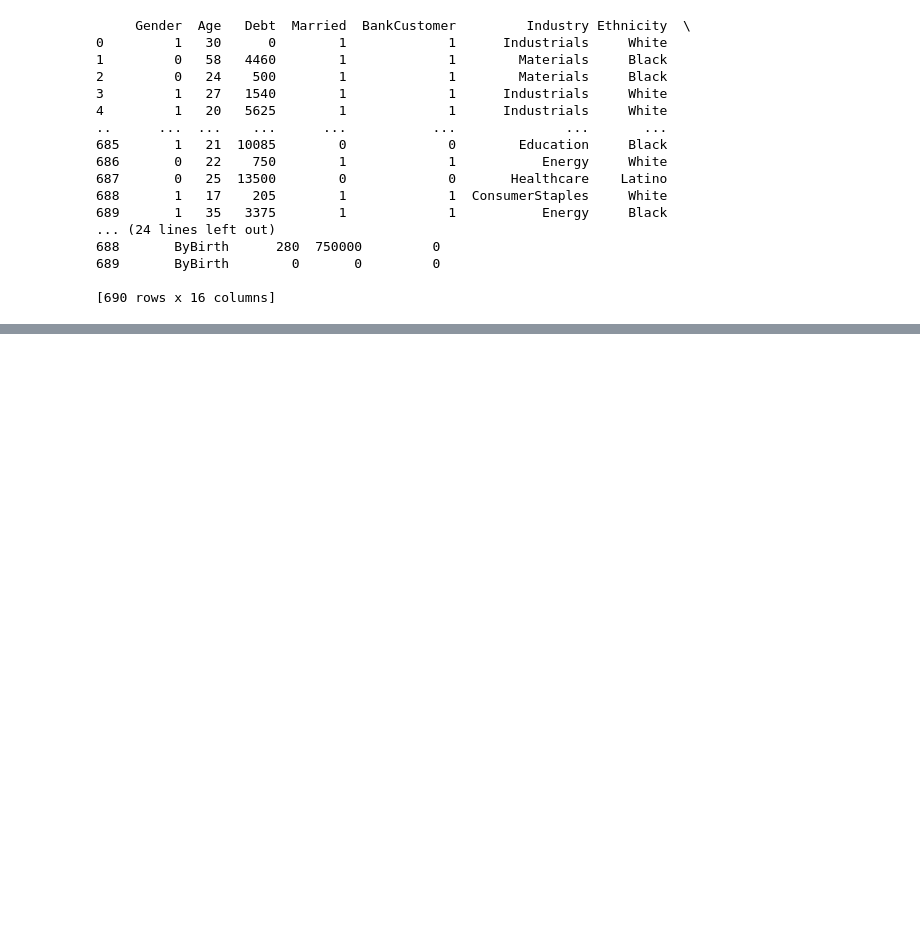
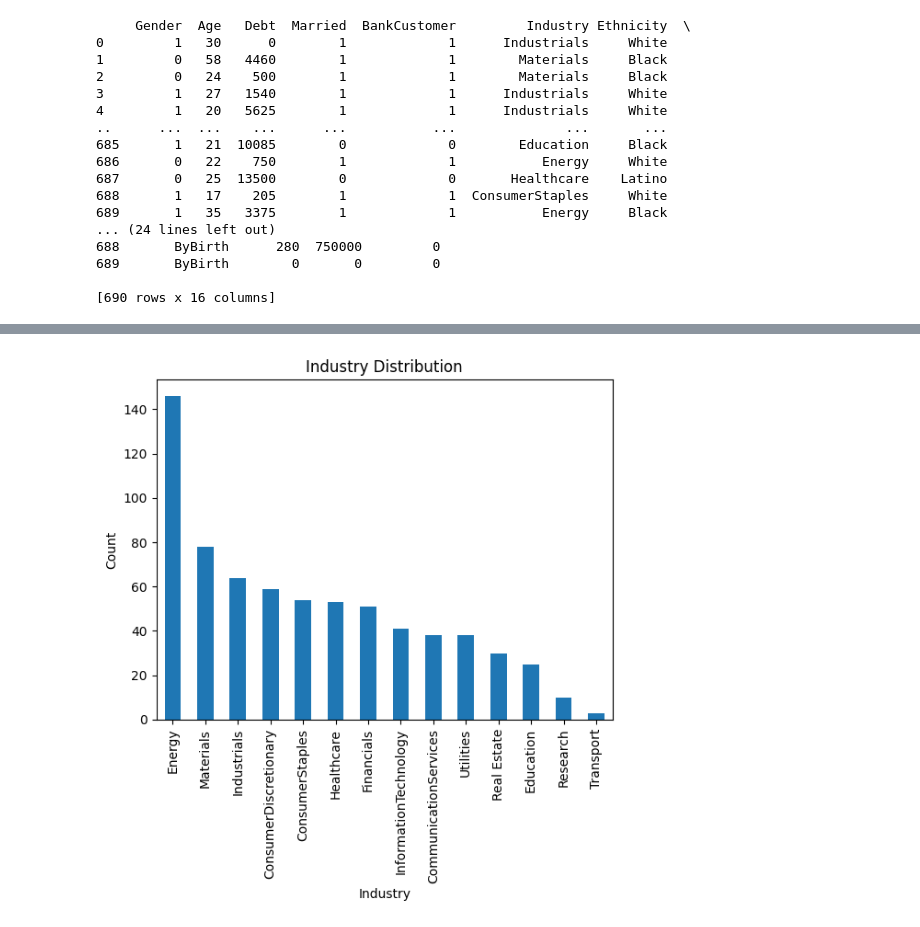
Before and after one commit to dtrejo21/stats-final-project, a Jupyter notebook: FinalProject.ipynb, the cells around one changed output, grey strips where cells are left out. Cells and saved outputs as stored; diff of their text form; code cells hidden in the pictures; blank space fills up the shorter version.

```diff
--- a/FinalProject.ipynb
+++ b/FinalProject.ipynb
@@ -44,0 +79,9 @@ print(cleanData)
+# %%
+# Bar chart for Industry
+cleanData['Industry'].value_counts().plot(kind='bar')
+plt.title('Industry Distribution')
+plt.xlabel('Industry')
+plt.ylabel('Count')
+plt.show()
+# %% [output]
+[figure, added]
```
Also changed, not shown: parts of 8 cells of this notebook.
